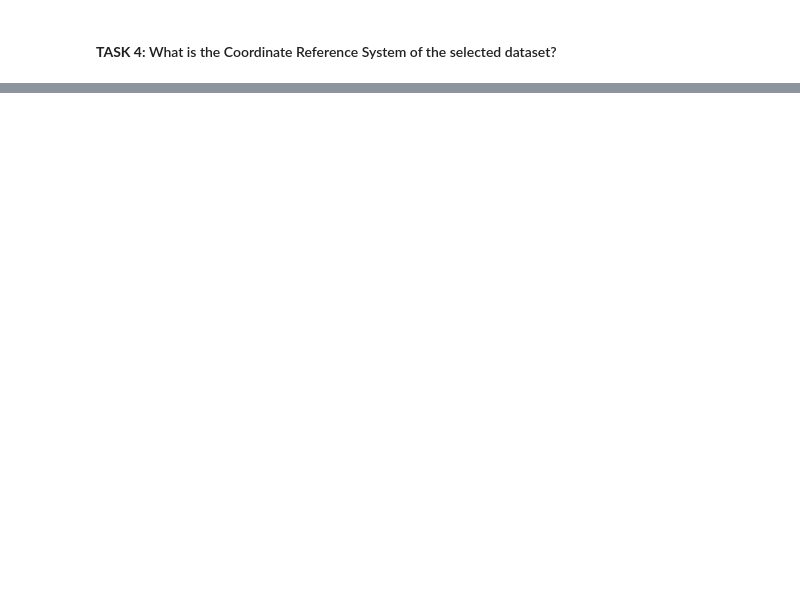
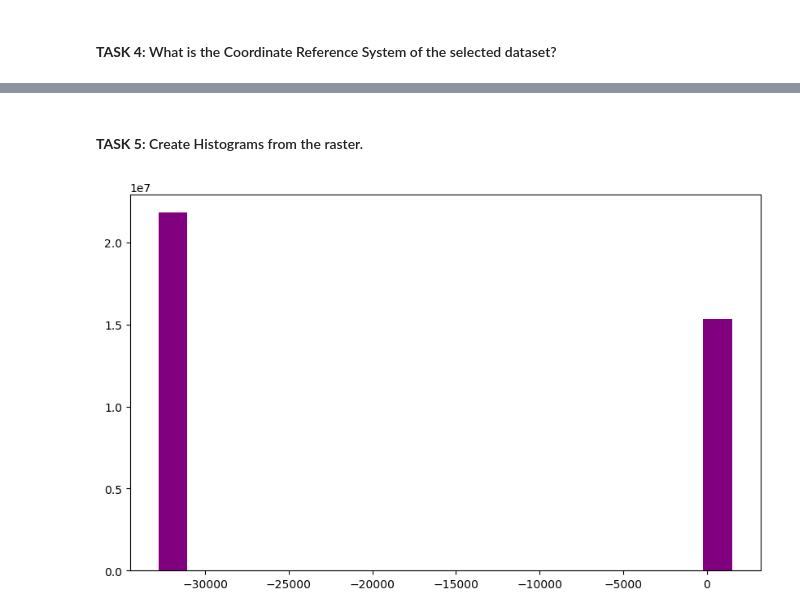
Before and after one commit to sophiemichi/PY4SA23_Assignment, a Jupyter notebook: ASSIGNMENT.ipynb, the cells around one changed output, grey strips where cells are left out. Cells and saved outputs as stored; diff of their text form; code cells hidden in the pictures; blank space fills up the shorter version.

```diff
--- a/ASSIGNMENT.ipynb
+++ b/ASSIGNMENT.ipynb
@@ -382,0 +546,4 @@ stat.plot(edgecolor="black", color="none");
+# %%
+elev_file = rio.open("elev.tif")
+elev_arr = elev_file.read(1)
+elev_arr
@@ -382,0 +599,8 @@ stat.plot(edgecolor="black", color="none");
+# %% [markdown]
+#### **TASK 5:** Create Histograms from the raster.
+# %%
+ep.hist(elev_arr,
+        figsize=(10, 6))
+plt.show()
+# %% [output]
+[figure, added]
```
Also changed, not shown: parts of 43 cells of this notebook, 1 other file.
